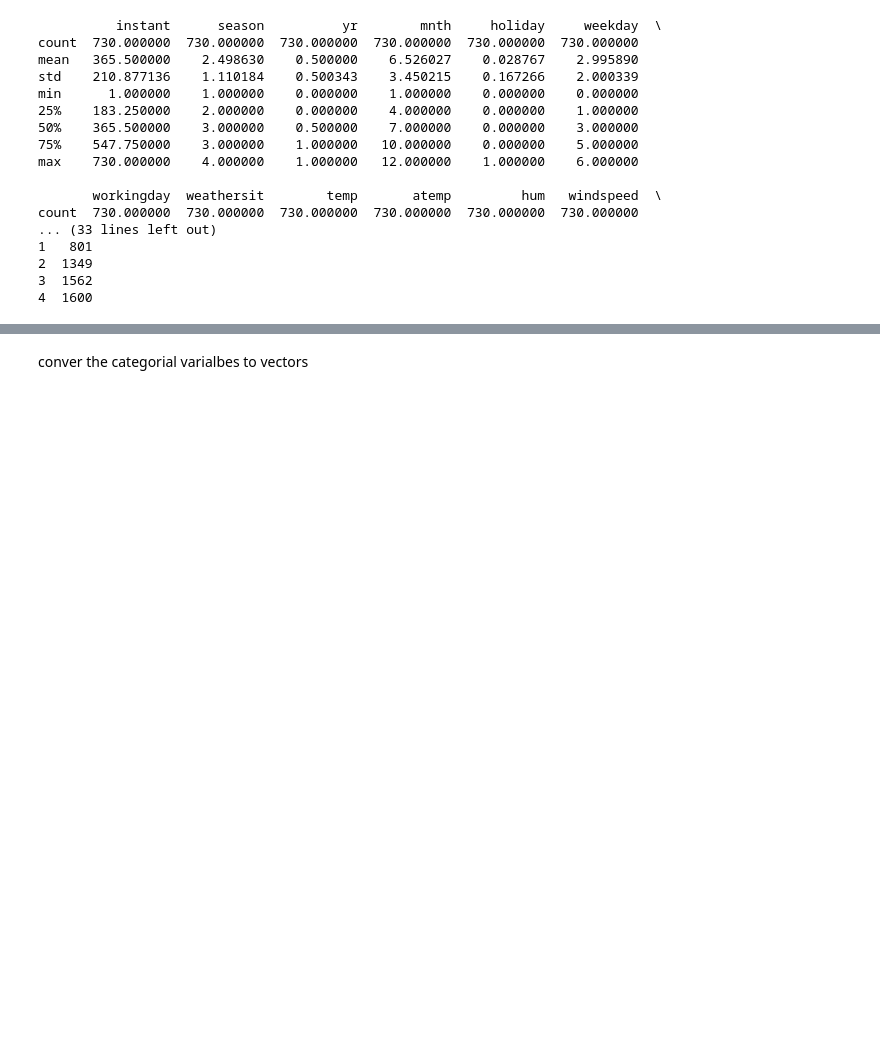
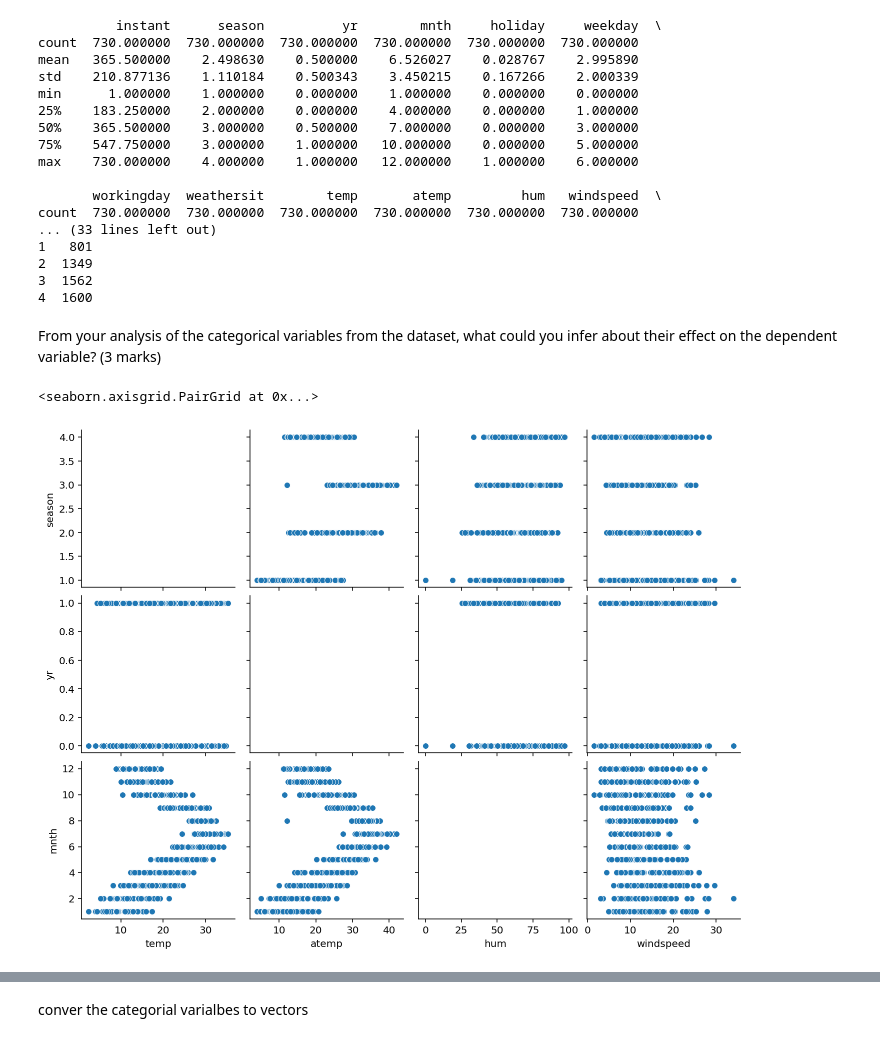
Before and after one commit to yanliang12/yan_linear_regression_homework, a Jupyter notebook: bike_sharing.ipynb, the cells around one changed output, grey strips where cells are left out. Drawn from its saved outputs; the diff is of its cells as text; code cells hidden in the pictures; blank space fills up the shorter version.

```diff
--- a/bike_sharing.ipynb
+++ b/bike_sharing.ipynb
@@ -34,3 +34,16 @@ count  730.000000  730.000000  730.000000  730.000000  730.000000  730.000000
 2  1349
 3  1562
 4  1600
+# %% [markdown]
+From your analysis of the categorical variables from the dataset, what could you infer about their effect on the dependent variable? (3 marks)
+# %%
+import seaborn as sns
+
+sns.pairplot(
+    df,
+    x_vars=["temp", "atemp", "hum", "windspeed"],
+    y_vars=["season", "yr", "mnth"],
+)
+# %% [output]
+<seaborn.axisgrid.PairGrid at 0x...>
+[figure, added]
```
Also changed, not shown: parts of 9 cells of this notebook, 1 other file.
